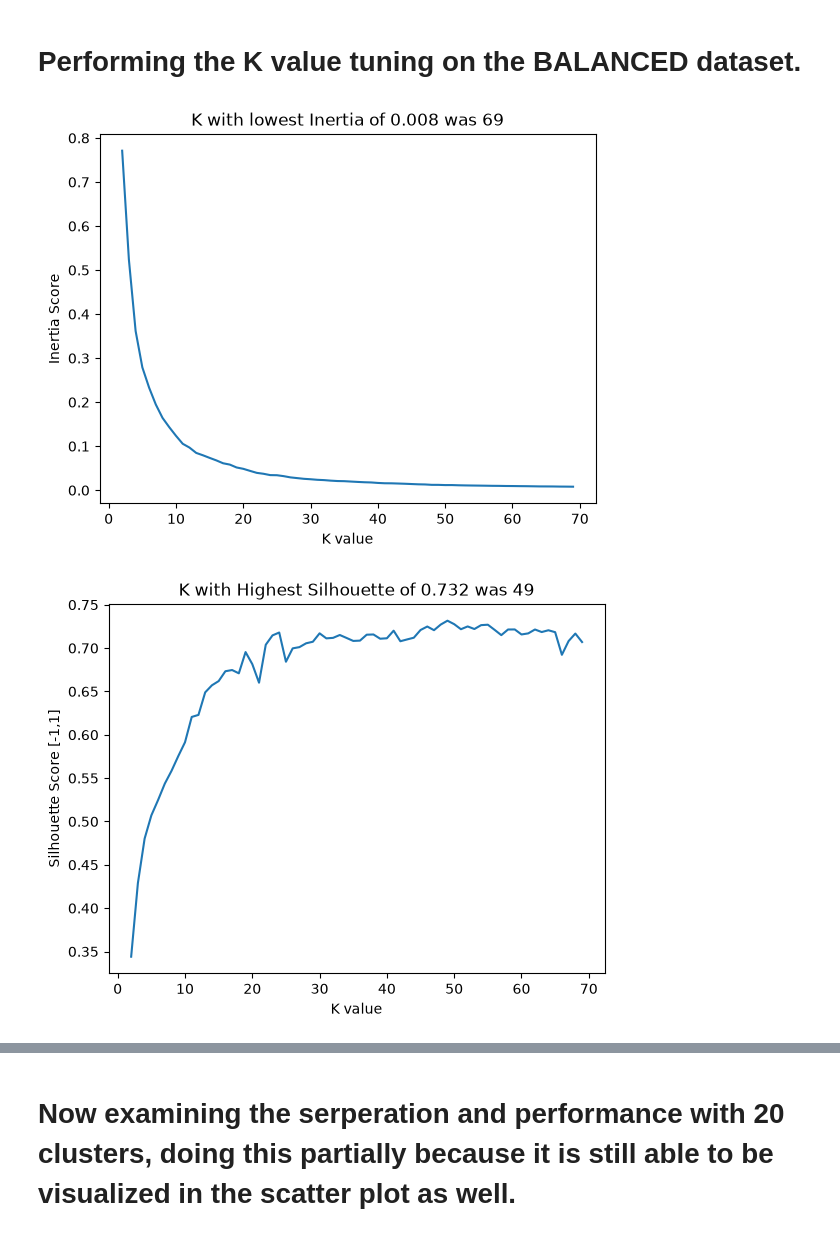
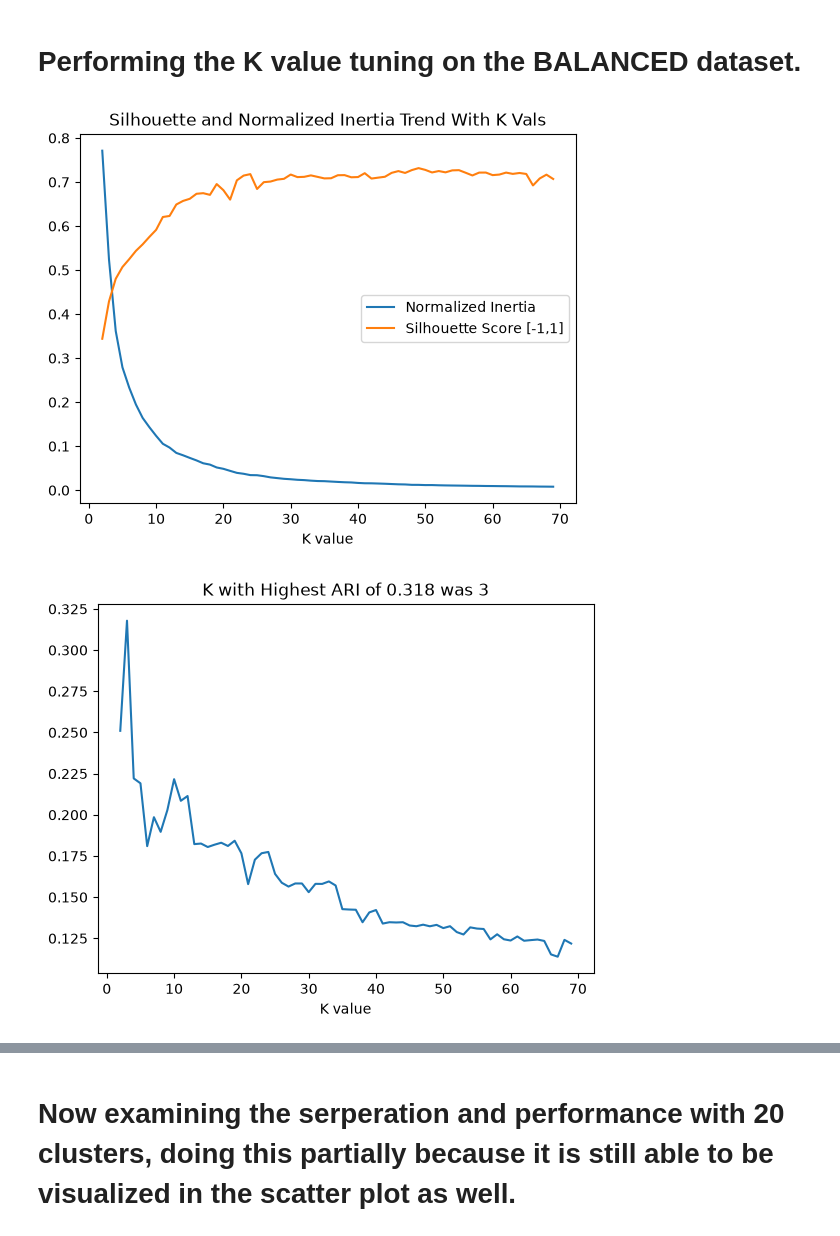
Before and after one commit to Bockslunch/CSCI5502_Taylor_Echeverry_Garfield, a Jupyter notebook: notebooks/03-kmeans-clustering.ipynb, the cells around one changed output, grey strips where cells are left out. Cells and saved outputs as stored; diff of their text form; code cells hidden in the pictures.

```diff
--- a/notebooks/03-kmeans-clustering.ipynb
+++ b/notebooks/03-kmeans-clustering.ipynb
@@ -79,5 +99,10 @@ Now Z Scoring the columns.
 # %%
 # STANDARDIZE EACH FEATURE ACROSS CLASSES
-flow_clust_df = (flow_clust_df - flow_clust_df.mean()) / flow_clust_df.std(ddof=0).replace(0, 1)
-flow_clust_df.head(5)
+if np.abs(1.0 - flow_clust_df['Flow Duration'].std()) < 0.001:
+    print("It appears that z-score normalization was already performed.")
+    display(flow_clust_df.head(5))
+else:
+    print("performing z-score normalization")
+    flow_clust_df = (flow_clust_df - flow_clust_df.mean()) / flow_clust_df.std(ddof=0).replace(0, 1)
+    display(flow_clust_df.head(5))
 # %% [output]
@@ -122,7 +148,7 @@ def balance_df(df):
         return None
 
     df_with_lab = df.copy()
-    df_with_lab["Label"] = df['Label']
+    #df_with_lab["Label"] = df['Label']
 
     balance_df = (df_with_lab
             .sample(frac=1, random_state=5502)   # shuffle every row to take a fair sample of each class.
@@ -258,5 +284,7 @@ def perform_clustering_exp(clust_df,expected_groups,scatter_plot_hues,n_clust=4,
         })
         display(most_frequent_per_clust)
 
+    # Normalize the inertia down to a more intelligible value.
+    possible_sum_squares = clust_df.shape[0]*(len(balanced_df.columns)-1)
     # Finally return some key metrics.
-    return(kmeans_alg.inertia_,sil_score,ari)
+    return((kmeans_alg.inertia_/possible_sum_squares),sil_score,ari)
@@ -345,24 +434,24 @@ else:
 
 scores = np.array(scores)
 # %%
-possible_sum_squares = balanced_df.shape[0]*(len(balanced_df.columns)-1)
-sns.lineplot(x = k_searches , y=(scores[:,0]/possible_sum_squares))
-plt.title(f"K with lowest Inertia of {(scores[:,0].min())/possible_sum_squares:.3f} was {k_searches[scores[:,0].argmin()]}")
+plt.plot(k_searches ,(scores[:,0]),label="Normalized Inertia")
+#plt.title(f"K with lowest Inertia of {(scores[:,0].min()):.3f} was {k_searches[scores[:,0].argmin()]}")
+#plt.xlabel("K value")
+#plt.ylabel("Inertia Score")
+
+plt.plot(k_searches , scores[:,1],label="Silhouette Score [-1,1]")
+#plt.title(f"K with Highest Silhouette of {scores[:,1].max():.3f} was {k_searches[np.abs(scores[:,1]).argmax()]}")
 plt.xlabel("K value")
-plt.ylabel("Inertia Score")
-plt.show()
-
-sns.lineplot(x = k_searches , y=scores[:,1])
-plt.title(f"K with Highest Silhouette of {scores[:,1].max():.3f} was {k_searches[np.abs(scores[:,1]).argmax()]}")
-plt.xlabel("K value")
-plt.ylabel("Silhouette Score [-1,1]")
+#plt.ylabel("Silhouette Score [-1,1]")
+plt.title("Silhouette and Normalized Inertia Trend With K Vals")
+plt.legend()
 plt.show()
 
 sns.lineplot(x = k_searches , y=scores[:,2])
 plt.title(f"K with Highest ARI of {scores[:,2].max():.3f} was {k_searches[scores[:,2].argmax()]}")
 plt.xlabel("K value")
-plt.ylabel("ARI Score [-0.5,1]")
+#plt.ylabel("ARI Score [-0.5,1]")
 plt.show()
 # %% [output]
-[figure, old version]
+[figure, new version]
-[figure, old version]
+[figure, new version]
```
Also changed, not shown: parts of 12 cells of this notebook.
